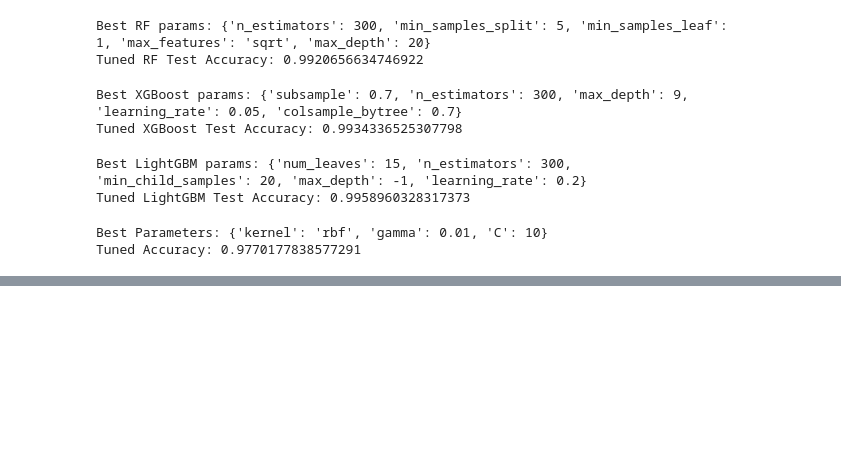
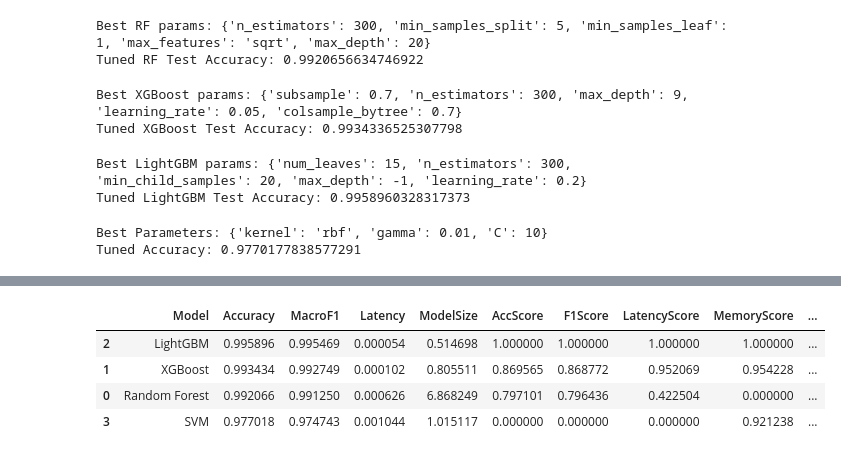
Before and after one commit to pranaykumarthakur/Research-IoT-IPS, a Jupyter notebook: corrected_with_SVM.ipynb, the cells around one changed output, grey strips where cells are left out. Saved outputs shown, nothing was run; the diff lists cells and outputs as text; code cells hidden in the pictures; blank space fills up the shorter version.

Commit message:
Add new model files for LightGBM, Random Forest, XGBoost, and SVM; update Jupyter notebook with model evaluation and selection logic

```diff
--- a/corrected_with_SVM.ipynb
+++ b/corrected_with_SVM.ipynb
@@ -374,0 +381,7 @@ Tuned Accuracy: 0.9770177838577291
+# %%
+candidate_models = {
+    "Random Forest": (best_rf, X_test),
+    "XGBoost": (best_xgb, X_test),
+    "LightGBM": (best_lgb, X_test),
+    "SVM": (best_svm, X_test_scaled)
+}
@@ -374,0 +426,49 @@ Tuned Accuracy: 0.9770177838577291
+# %%
+selection = results_df.copy()
+
+# Higher is better
+selection["AccScore"] = (
+    selection["Accuracy"] - selection["Accuracy"].min()
+) / (
+    selection["Accuracy"].max() - selection["Accuracy"].min()
+)
+
+selection["F1Score"] = (
+    selection["MacroF1"] - selection["MacroF1"].min()
+) / (
+    selection["MacroF1"].max() - selection["MacroF1"].min()
+)
+
+# Lower latency is better
+selection["LatencyScore"] = (
+    selection["Latency"].max() - selection["Latency"]
+) / (
+    selection["Latency"].max() - selection["Latency"].min()
+)
+
+# Smaller model is better
+selection["MemoryScore"] = (
+    selection["ModelSize"].max() - selection["ModelSize"]
+) / (
+    selection["ModelSize"].max() - selection["ModelSize"].min()
+)
+
+selection["DeploymentScore"] = (
+      0.40*selection["AccScore"]
+    + 0.30*selection["F1Score"]
+    + 0.20*selection["LatencyScore"]
+    + 0.10*selection["MemoryScore"]
+)
+
+selection = selection.sort_values(
+    by="DeploymentScore",
+    ascending=False
+)
+
+selection
+# %% [output]
+|  | Model | Accuracy | MacroF1 | Latency | ModelSize | AccScore | F1Score | LatencyScore | MemoryScore | ... |
+| 2 | LightGBM | 0.995896 | 0.995469 | 0.000054 | 0.514698 | 1.000000 | 1.000000 | 1.000000 | 1.000000 | ... |
+| 1 | XGBoost | 0.993434 | 0.992749 | 0.000102 | 0.805511 | 0.869565 | 0.868772 | 0.952069 | 0.954228 | ... |
+| 0 | Random Forest | 0.992066 | 0.991250 | 0.000626 | 6.868249 | 0.797101 | 0.796436 | 0.422504 | 0.000000 | ... |
+| 3 | SVM | 0.977018 | 0.974743 | 0.001044 | 1.015117 | 0.000000 | 0.000000 | 0.000000 | 0.921238 | ... |
```
Also changed, not shown: parts of 3 cells of this notebook, 5 other files.
